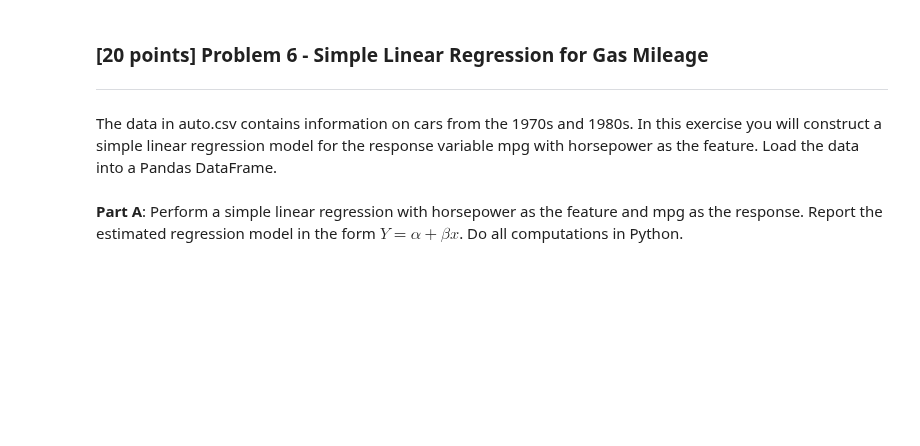
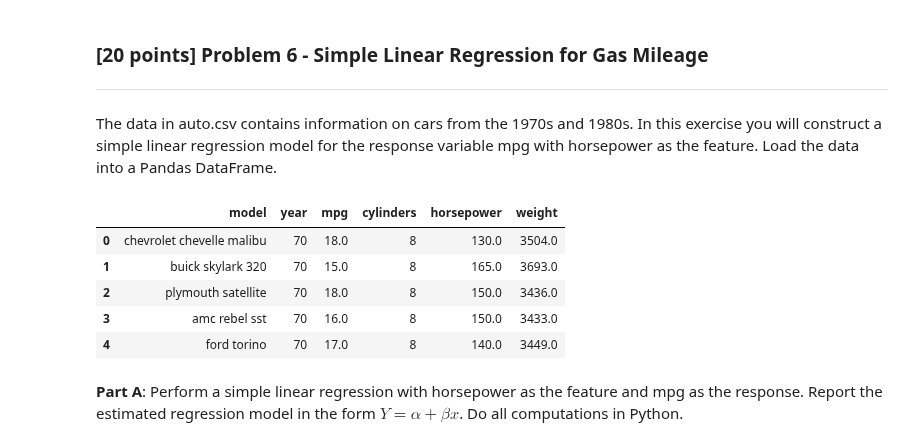
Before and after one commit to scuthbert/DataScience, a Jupyter notebook: hmwk/hmwk06/hmwk06.ipynb, the cells around one changed output. Cells and saved outputs as stored; diff of their text form; code cells hidden in the pictures; blank space fills up the shorter version.

```diff
--- a/hmwk/hmwk06/hmwk06.ipynb
+++ b/hmwk/hmwk06/hmwk06.ipynb
@@ -297,5 +303,15 @@ print()
 ***
 
 The data in auto.csv contains information on cars from the 1970s and 1980s. In this exercise you will construct a simple linear regression model for the response variable mpg with horsepower as the feature. Load the data into a Pandas DataFrame.
+# %%
+dfAuto = pd.read_csv('data/auto.csv')
+dfAuto.head()
+# %% [output]
+|  | model | year | mpg | cylinders | horsepower | weight |
+| 0 | chevrolet chevelle malibu | 70 | 18.0 | 8 | 130.0 | 3504.0 |
+| 1 | buick skylark 320 | 70 | 15.0 | 8 | 165.0 | 3693.0 |
+| 2 | plymouth satellite | 70 | 18.0 | 8 | 150.0 | 3436.0 |
+| 3 | amc rebel sst | 70 | 16.0 | 8 | 150.0 | 3433.0 |
+| 4 | ford torino | 70 | 17.0 | 8 | 140.0 | 3449.0 |
 # %% [markdown]
 **Part A**: Perform a simple linear regression with horsepower as the feature and mpg as the response.  Report the estimated regression model in the form $Y = \alpha + \beta x$. Do all computations in Python.
```
Also changed, not shown: parts of 14 cells of this notebook.
